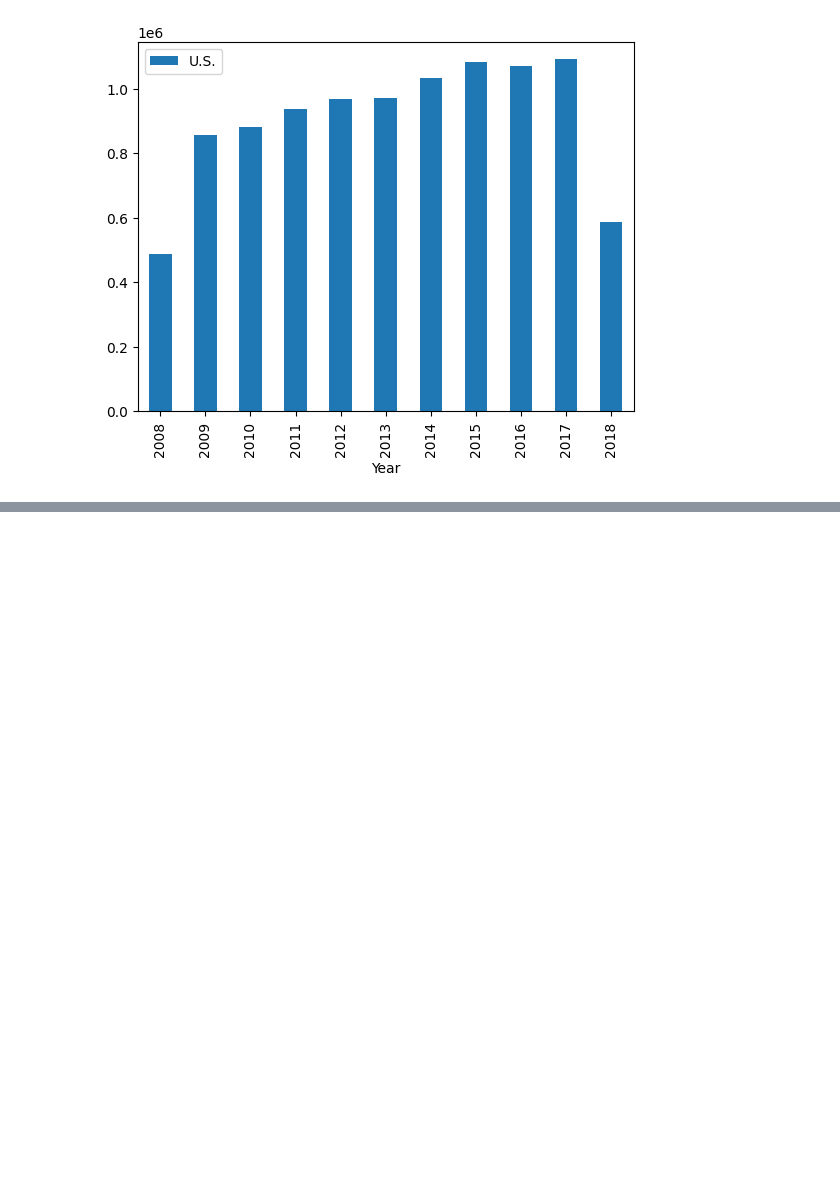
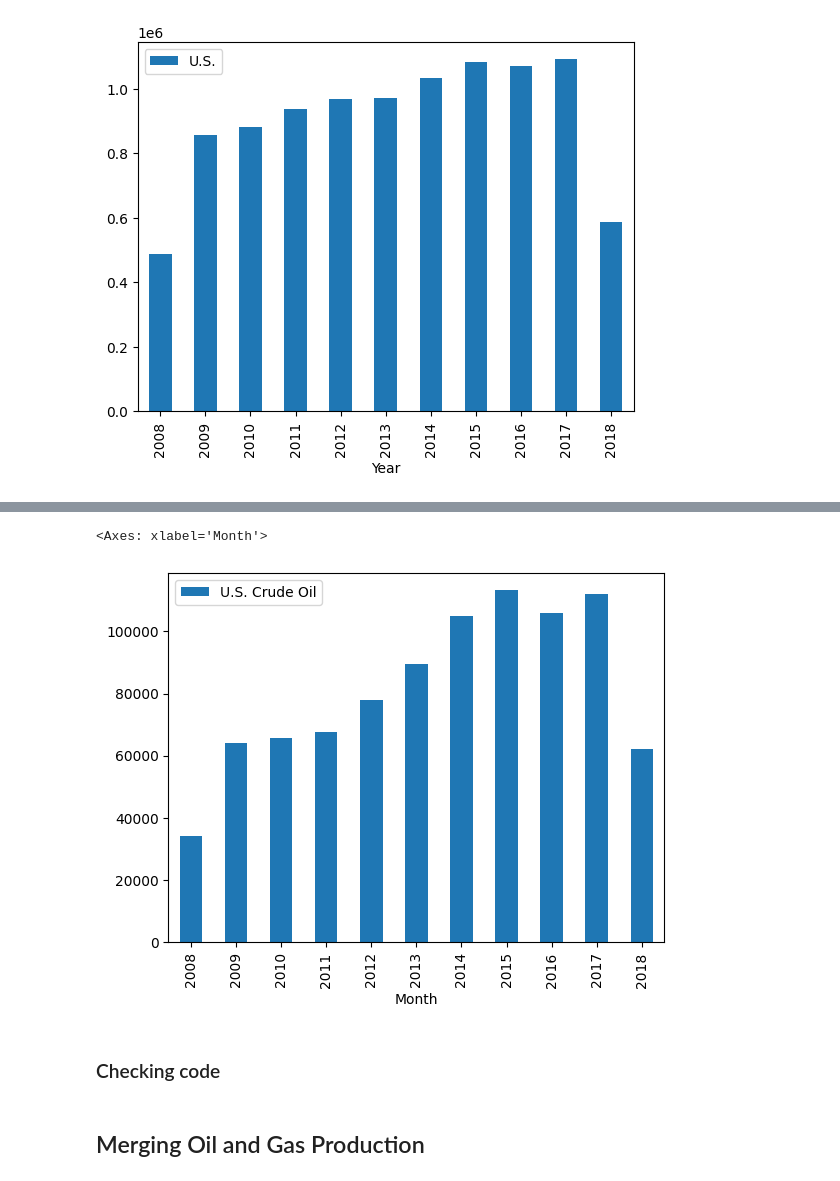
Before and after one commit to itsyeren/data-us-oil-and-gas-production, a Jupyter notebook: oil_and_gas.ipynb, the cells around one changed output, grey strips where cells are left out. Cells and saved outputs as stored; diff of their text form; code cells hidden in the pictures; blank space fills up the shorter version.

```diff
--- a/oil_and_gas.ipynb
+++ b/oil_and_gas.ipynb
@@ -141,0 +163,3 @@ print(result.check())
+# %%
+oil_df = pd.read_csv("us_oil_gas_prd/U.S._crude_oil_production.csv", decimal=",")
+oil_df.head()
@@ -141,0 +178,2 @@ print(result.check())
+# %%
+oil_df["Month"] = pd.to_datetime(oil_df["Month"])
@@ -141,0 +185,7 @@ print(result.check())
+# %%
+yearly_oil_df = (
+    oil_df
+    .groupby(oil_df['Month'].dt.year)
+    .sum(numeric_only=True)
+)
+yearly_oil_df.head()
@@ -141,0 +212,7 @@ print(result.check())
+# %%
+yearly_oil_df.columns = yearly_oil_df.columns.str.strip()
+# %%
+yearly_oil_df.filter(items=['U.S. Crude Oil']).plot(kind='bar')
+# %% [output]
+<Axes: xlabel='Month'>
+[figure, added]
@@ -141,0 +226,2 @@ print(result.check())
+# %% [markdown]
+### Checking code
@@ -141,0 +239,2 @@ print(result.check())
+# %% [markdown]
+## Merging Oil and Gas Production
```
Also changed, not shown: parts of 20 cells of this notebook, 2 other files.
